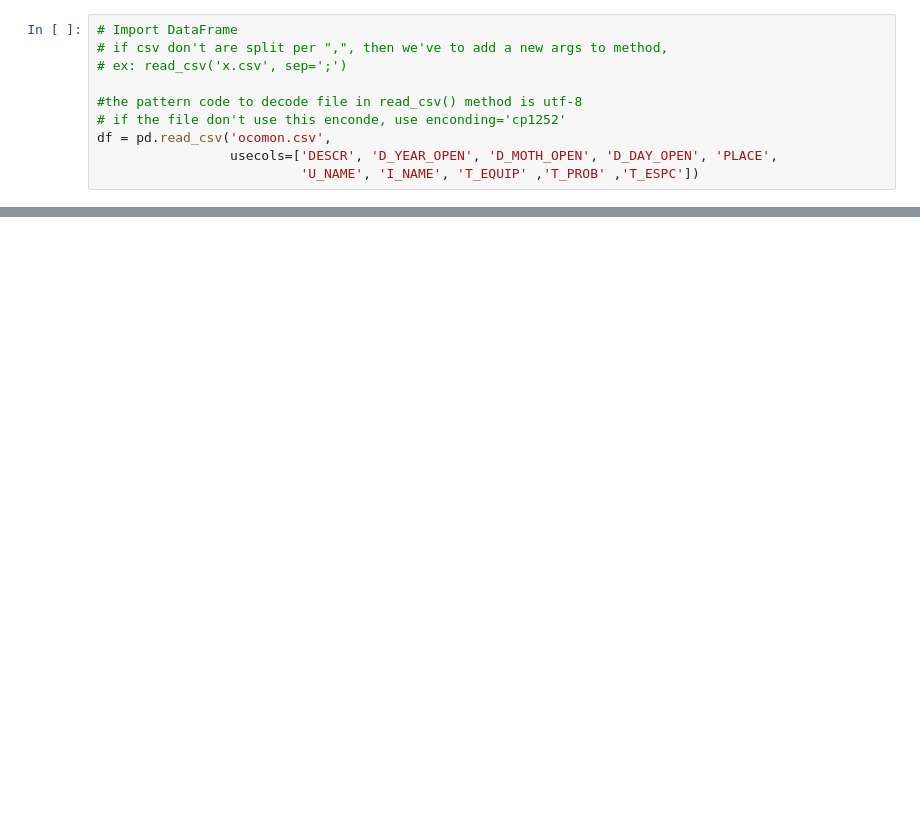
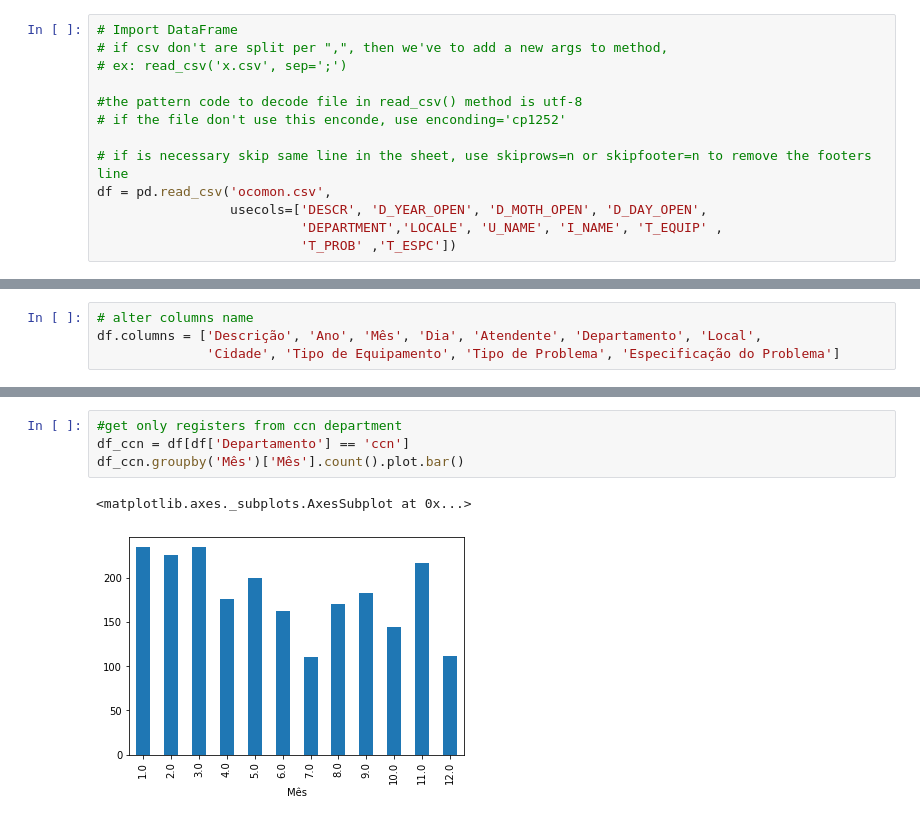
Before and after one commit to VictorCampelo/Ocomon-DS-Project, a Jupyter notebook: secondOcomonNotebook.ipynb, the cells around one changed output, grey strips where cells are left out. Cells and saved outputs as stored; diff of their text form; blank space fills up the shorter version.

```diff
--- a/secondOcomonNotebook.ipynb
+++ b/secondOcomonNotebook.ipynb
@@ -7,6 +9,9 @@ import pandas as pd
 
 #the pattern code to decode file in read_csv() method is utf-8
 # if the file don't use this enconde, use enconding='cp1252'
+
+# if is necessary skip same line in the sheet, use skiprows=n or skipfooter=n to remove the footers line
 df = pd.read_csv('ocomon.csv',
-                 usecols=['DESCR', 'D_YEAR_OPEN', 'D_MOTH_OPEN', 'D_DAY_OPEN', 'PLACE',
-                          'U_NAME', 'I_NAME', 'T_EQUIP' ,'T_PROB' ,'T_ESPC'])
+                 usecols=['DESCR', 'D_YEAR_OPEN', 'D_MOTH_OPEN', 'D_DAY_OPEN',
+                          'DEPARTMENT','LOCALE', 'U_NAME', 'I_NAME', 'T_EQUIP' ,
+                          'T_PROB' ,'T_ESPC'])
@@ -12,0 +25,4 @@ df = pd.read_csv('ocomon.csv',
+# %%
+# alter columns name
+df.columns = ['Descrição', 'Ano', 'Mês', 'Dia', 'Atendente', 'Departamento', 'Local',
+              'Cidade', 'Tipo de Equipamento', 'Tipo de Problema', 'Especificação do Problema']
@@ -28,0 +95,7 @@ df
+# %%
+#get only registers from ccn department
+df_ccn = df[df['Departamento'] == 'ccn']
+df_ccn.groupby('Mês')['Mês'].count().plot.bar()
+# %% [output]
+<matplotlib.axes._subplots.AxesSubplot at 0x...>
+[figure, added]
```
Also changed, not shown: parts of 22 cells of this notebook.
